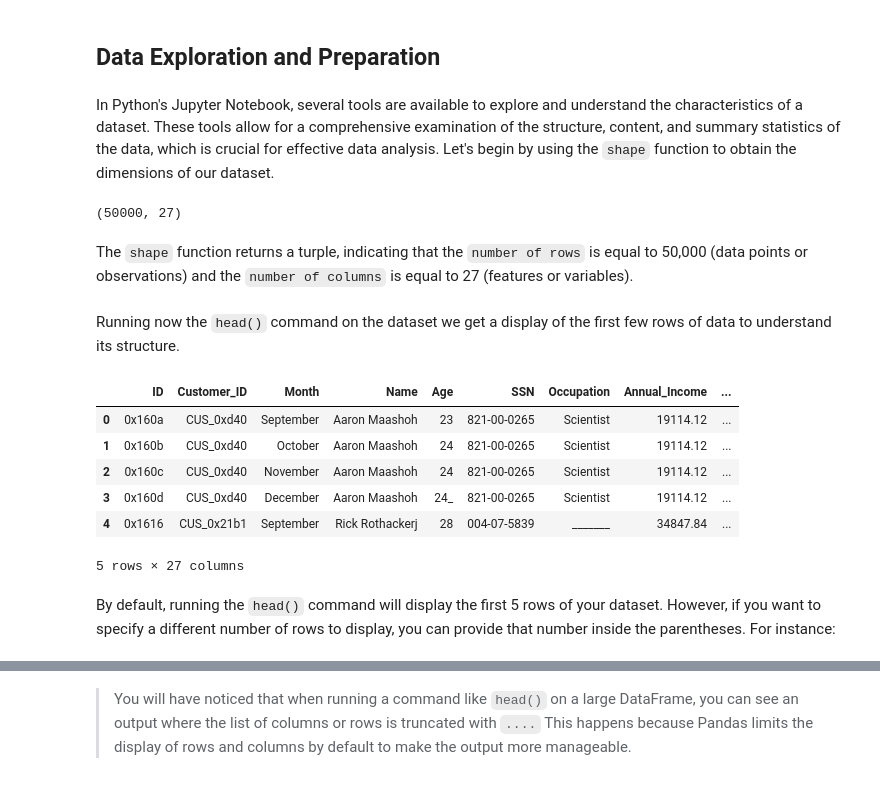
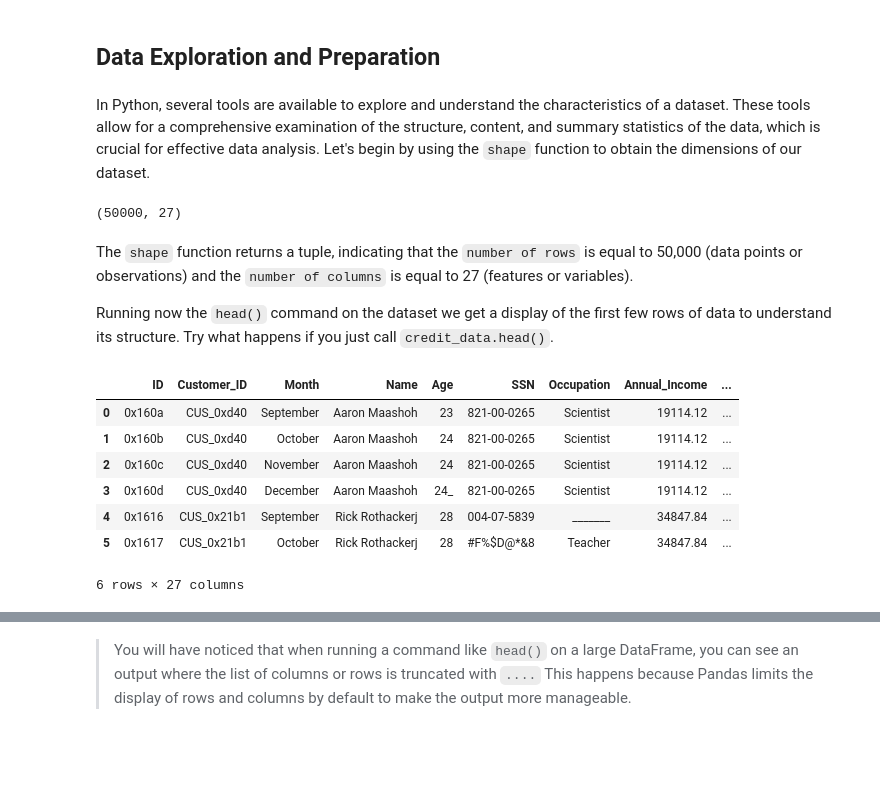
Before and after one commit to datasquad/ECLR, a Jupyter notebook: Py_coding/Py_DataCleaningPrep.ipynb, the cells around one changed output, grey strips where cells are left out. Cells and saved outputs as stored; diff of their text form; code cells hidden in the pictures; blank space fills up the shorter version.

Commit message:
Working on DataCleaning.py

```diff
--- a/Py_coding/Py_DataCleaningPrep.ipynb
+++ b/Py_coding/Py_DataCleaningPrep.ipynb
@@ -70,29 +87,28 @@ New Working Directory: C:\Users\Admin\Desktop\Pycode\ECLR\data
 # %%
 # Load the CSV file
-credit_data = pd.read_csv("Kaggle_credit_test.csv")
+credit_data = pd.read_csv("https://raw.githubusercontent.com/datasquad/ECLR/refs/heads/gh-pages/data/Kaggle_credit_test.csv")
 # %% [markdown]
 ## Data Exploration and Preparation
 # %% [markdown]
-In Python's Jupyter Notebook, several tools are available to explore and understand the characteristics of a dataset. These tools allow for a comprehensive examination of the structure, content, and summary statistics of the data, which is crucial for effective data analysis. Let's begin by using the `shape` function to obtain the dimensions of our dataset.
+In Python, several tools are available to explore and understand the characteristics of a dataset. These tools allow for a comprehensive examination of the structure, content, and summary statistics of the data, which is crucial for effective data analysis. Let's begin by using the `shape` function to obtain the dimensions of our dataset.
 # %%
 # investigate the shape of the DataFrame (dimensions)
 credit_data.shape
 # %% [output]
 (50000, 27)
 # %% [markdown]
-The `shape` function returns a turple, indicating that the `number of rows` is equal to 50,000 (data points or observations)  and the `number of columns` is equal to 27 (features or variables).
+The `shape` function returns a tuple, indicating that the `number of rows` is equal to 50,000 (data points or observations)  and the `number of columns` is equal to 27 (features or variables).
+
+Running now the `head()` command on the dataset we get a display of the first few rows of data to understand its structure. Try what happens if you just call `credit_data.head()`.
-# %% [markdown]
-Running now the `head()` command on the dataset we get a display of the first few rows of data to understand its structure.
 # %%
 # Display the first few rows of the dataset
-credit_data.head()
+credit_data.head(6)
 # %% [output]
 |  | ID | Customer_ID | Month | Name | Age | SSN | Occupation | Annual_Income | ... |
 | 0 | 0x160a | CUS_0xd40 | September | Aaron Maashoh | 23 | 821-00-0265 | Scientist | 19114.12 | ... |
 | 1 | 0x160b | CUS_0xd40 | October | Aaron Maashoh | 24 | 821-00-0265 | Scientist | 19114.12 | ... |
 | 2 | 0x160c | CUS_0xd40 | November | Aaron Maashoh | 24 | 821-00-0265 | Scientist | 19114.12 | ... |
 | 3 | 0x160d | CUS_0xd40 | December | Aaron Maashoh | 24_ | 821-00-0265 | Scientist | 19114.12 | ... |
 | 4 | 0x1616 | CUS_0x21b1 | September | Rick Rothackerj | 28 | 004-07-5839 | _______ | 34847.84 | ... |
+| 5 | 0x1617 | CUS_0x21b1 | October | Rick Rothackerj | 28 | #F%$D@*&8 | Teacher | 34847.84 | ... |
-5 rows × 27 columns
+6 rows × 27 columns
-# %% [markdown]
-By default, running the `head()` command will display the first 5 rows of your dataset. However, if you want to specify a different number of rows to display, you can provide that number inside the parentheses. For instance:
```
Also changed, not shown: parts of 25 cells of this notebook, 2 other files.
